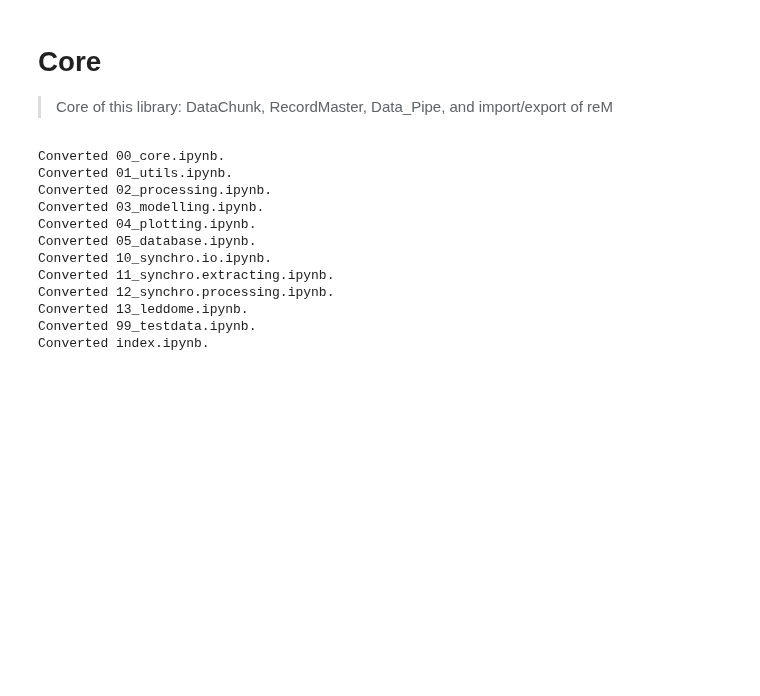
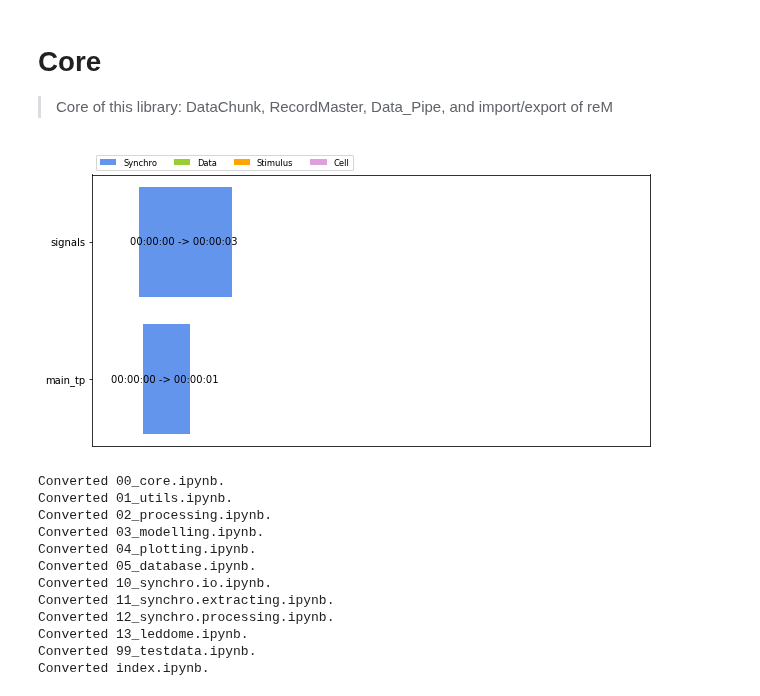
Before and after one commit to Tom-TBT/theonerig, a Jupyter notebook: 00_core.ipynb, the cells around one changed output. Saved outputs shown, nothing was run; the diff lists cells and outputs as text; code cells hidden in the pictures; blank space fills up the shorter version.

Commit message:
Added few tests to core

```diff
--- a/00_core.ipynb
+++ b/00_core.ipynb
@@ -70,3 +67,10 @@ load_vivo_2p("./files/vivo_2p")
+# %%
+np.random.seed(1)
+dc = DataChunk(np.random.rand(100), 0, "data", fill=0)
+test_eq(len(dc), 100)
+test_eq(dc.idx, 0)
+test_eq(dc.group, "data")
+test_eq(dc.fill, 0)
 # %%
 #export
 class ContiguousRecord():
@@ -101,6 +105,7 @@ class ContiguousRecord():
         self._slice = slice(0,self.length,1)
 
     def dataset_intersect(self, existing_datachunk:list, new_datachunk:DataChunk):
+        """Check for timepoint intersections of two DataChunks"""
         range_new = set(new_datachunk.range)
         intersect = False
         for range_existing in existing_datachunk:
@@ -108,9 +113,11 @@ class ContiguousRecord():
         return intersect
 
     def keys(self):
+        """Retrieves the existing keyys inside this ContiguousRecord"""
         return self._data_dict.keys()
 
     def get_slice(self, datachunk_name:str) -> list:
+        """Returns the slices of the DataChunk corresponding to the given key"""
         if datachunk_name in self._data_dict.keys():
             return [chunk.slice for chunk in self._data_dict[datachunk_name]]
         else:
@@ -221,6 +228,26 @@ class ContiguousRecord():
         for k, v in self._data_dict.items():
             del v
             self._data_dict[k] = None
+# %%
+np.random.seed(1)
+dc_tp      = DataChunk(np.arange(0,10000,50), 0, "sync", fill=0)
+dc_signals = DataChunk(np.random.rand(100), 10, "sync", fill=0)
+dc         = DataChunk(np.random.rand(100), 111, "cell", fill=0)
+
+cr = ContiguousRecord(len(dc_tp), dc_signals, dc_tp)
+test_eq(cr.dataset_intersect([dc_signals], dc_tp), True)
+test_eq(cr.dataset_intersect([dc_signals], dc),    False)
+
+test_eq(cr.get_slice("signals"),    [slice(10, 110, None)])
+cr["test"] = dc
+test_eq(cr.get_names_group("cell"),    ['test'])
+test_eq(cr.get_names_group("sync"),    ['signals', 'main_tp'])
+
+test_eq(len(cr["main_tp"]),    200)
+cr.set_slice(slice(100,200,1))
+test_eq(len(cr["main_tp"]),    100)
+cr.set_slice(None)
+test_eq(len(cr["main_tp"]),    200)
 # %%
 #export
 class RecordMaster(list):
@@ -351,6 +378,16 @@ class RecordMaster(list):
     def __delete__(self, instance):
         for seq in self._sequences:
             del seq
+# %%
+np.random.seed(1)
+dc_tp      = DataChunk(np.arange(0,10000,50), 0, "sync", fill=0)
+dc_signals = DataChunk(np.random.rand(100), 10, "sync", fill=0)
+dc         = DataChunk(np.random.rand(100), 111, "cell", fill=0)
+
+reM = RecordMaster([(dc_signals, dc_tp)])
+reM.plot()
+# %% [output]
+[figure, added]
 # %%
 #export
 class Data_Pipe():
```
Also changed, not shown: parts of 2 cells of this notebook, 2 other files.
